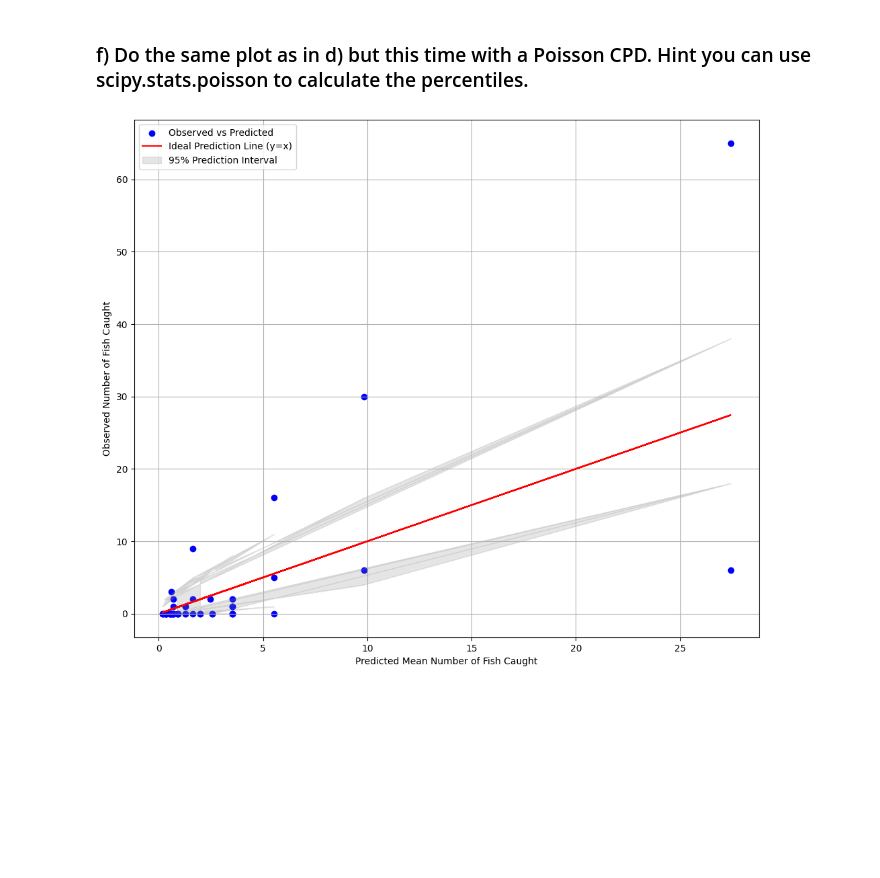
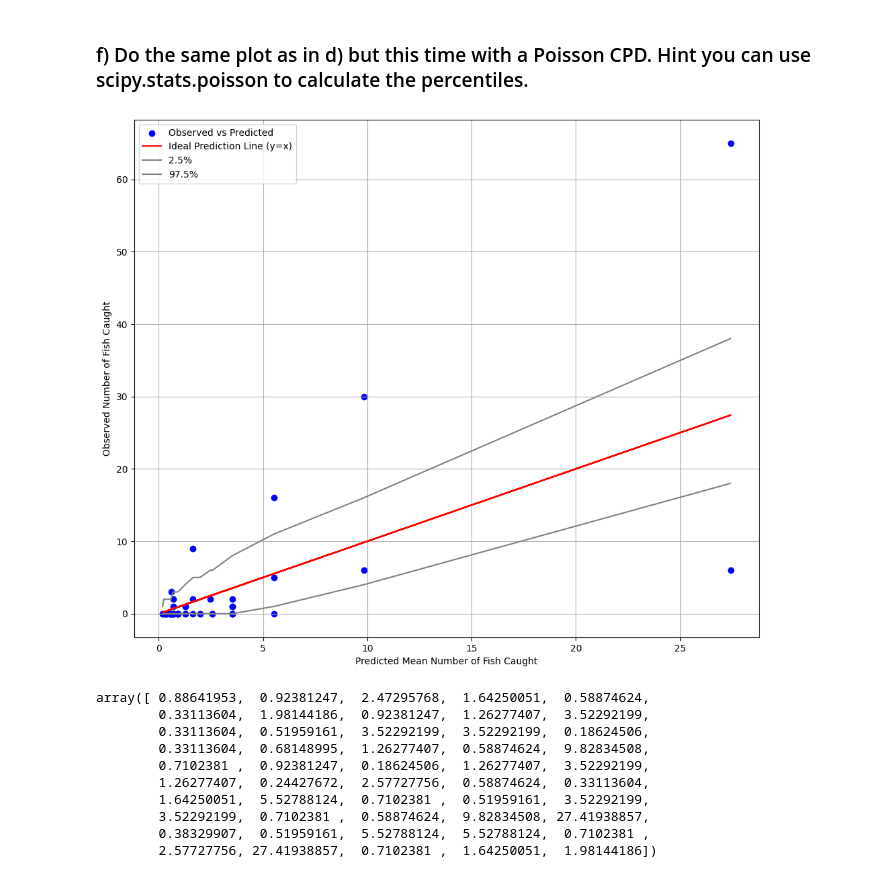
Before and after one commit to KrasserKai/Maschinelles-Lernen-Deep-Learning, a Jupyter notebook: Aufgabe2/Aufgabe2_1.ipynb, the cells around one changed output. Drawn from its saved outputs; the diff is of its cells as text; code cells hidden in the pictures; blank space fills up the shorter version.

```diff
--- a/Aufgabe2/Aufgabe2_1.ipynb
+++ b/Aufgabe2/Aufgabe2_1.ipynb
@@ -181,23 +165,34 @@ RMSE sklearn: 8.588126386734231
 # %%
 import scipy.stats as stats
 
 # Calculate the Poisson percentiles for each predicted value
-percentile_2_5 = stats.poisson(y_pred).ppf(0.025)
-percentile_97_5 = stats.poisson(y_pred).ppf(0.975)
+percentile_2_5 = np.sort(stats.poisson(y_pred).ppf(0.025))
+percentile_97_5 = np.sort(stats.poisson(y_pred).ppf(0.975))
 
 # Plotting
 plt.figure(figsize=(12, 10))
 plt.scatter(y_pred, yte, label='Observed vs Predicted', color='blue')
 plt.plot(y_pred, y_pred, color='red', label='Ideal Prediction Line (y=x)')
-plt.fill_between(y_pred, percentile_2_5, percentile_97_5, color='gray', alpha=0.2, label='95% Prediction Interval')
+plt.plot(np.sort(y_pred), percentile_2_5, color='gray', label='2.5%')
+plt.plot(np.sort(y_pred), percentile_97_5, color='gray', label='97.5%')
 
 plt.xlabel('Predicted Mean Number of Fish Caught')
 plt.ylabel('Observed Number of Fish Caught')
 plt.legend()
 plt.grid(True)
 plt.show()
 # %% [output]
-[figure, old version]
+[figure, new version]
+array([ 0.88641953,  0.92381247,  2.47295768,  1.64250051,  0.58874624,
+        0.33113604,  1.98144186,  0.92381247,  1.26277407,  3.52292199,
+        0.33113604,  0.51959161,  3.52292199,  3.52292199,  0.18624506,
+        0.33113604,  0.68148995,  1.26277407,  0.58874624,  9.82834508,
+        0.7102381 ,  0.92381247,  0.18624506,  1.26277407,  3.52292199,
+        1.26277407,  0.24427672,  2.57727756,  0.58874624,  0.33113604,
+        1.64250051,  5.52788124,  0.7102381 ,  0.51959161,  3.52292199,
+        3.52292199,  0.7102381 ,  0.58874624,  9.82834508, 27.41938857,
+        0.38329907,  0.51959161,  5.52788124,  5.52788124,  0.7102381 ,
+        2.57727756, 27.41938857,  0.7102381 ,  1.64250051,  1.98144186])
 # %%
 %version_information
 # %% [output]
```
Also changed, not shown: parts of 3 cells of this notebook, 1 other file.
